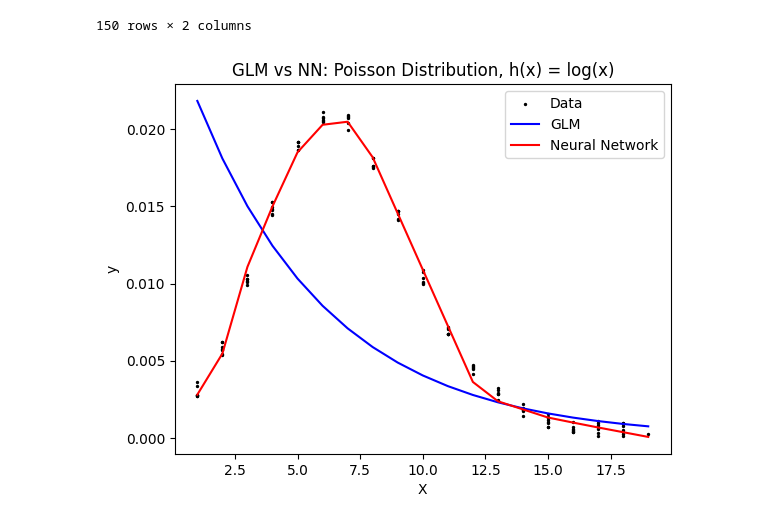
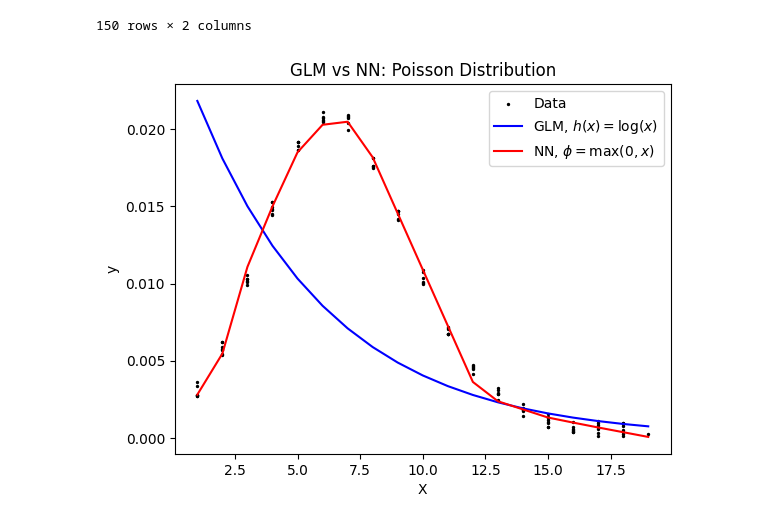
Before and after one commit to kyleosung/Stats_3AT3_Final_Project, a Jupyter notebook: GLM_NN_poi.ipynb, the cells around one changed output. Saved outputs shown, nothing was run; the diff lists cells and outputs as text; code cells hidden in the pictures.

```diff
--- a/GLM_NN_poi.ipynb
+++ b/GLM_NN_poi.ipynb
@@ -73,15 +73,15 @@ y_pred_GLM = h_inv(regr.predict(X))
 # %%
 import matplotlib.pyplot as plt
 
 plt.scatter(X_train, y_train, color="black",s=2, label='Data')
-plt.plot(X, y_pred_GLM, color='blue', label='GLM')
-plt.plot(X, y_pred_NN.detach(), color="red", label='Neural Network')
+plt.plot(X, y_pred_GLM, color='blue', label=r'GLM, $h(x) = \log(x)$')
+plt.plot(X, y_pred_NN.detach(), color="red", label=r'NN, $\phi = \max(0,x)$')
 
 plt.xlabel("X")
 plt.ylabel("y")
-plt.title(r"GLM vs NN: Poisson Distribution, h(x) = log(x)")
+plt.title(r"GLM vs NN: Poisson Distribution")
 plt.savefig(f"img/GLM-NN_1Var_poi.png")
 plt.legend()
 plt.show()
 # %% [output]
-[figure, old version]
+[figure, new version]
```
Also changed, not shown: 5 other files.
